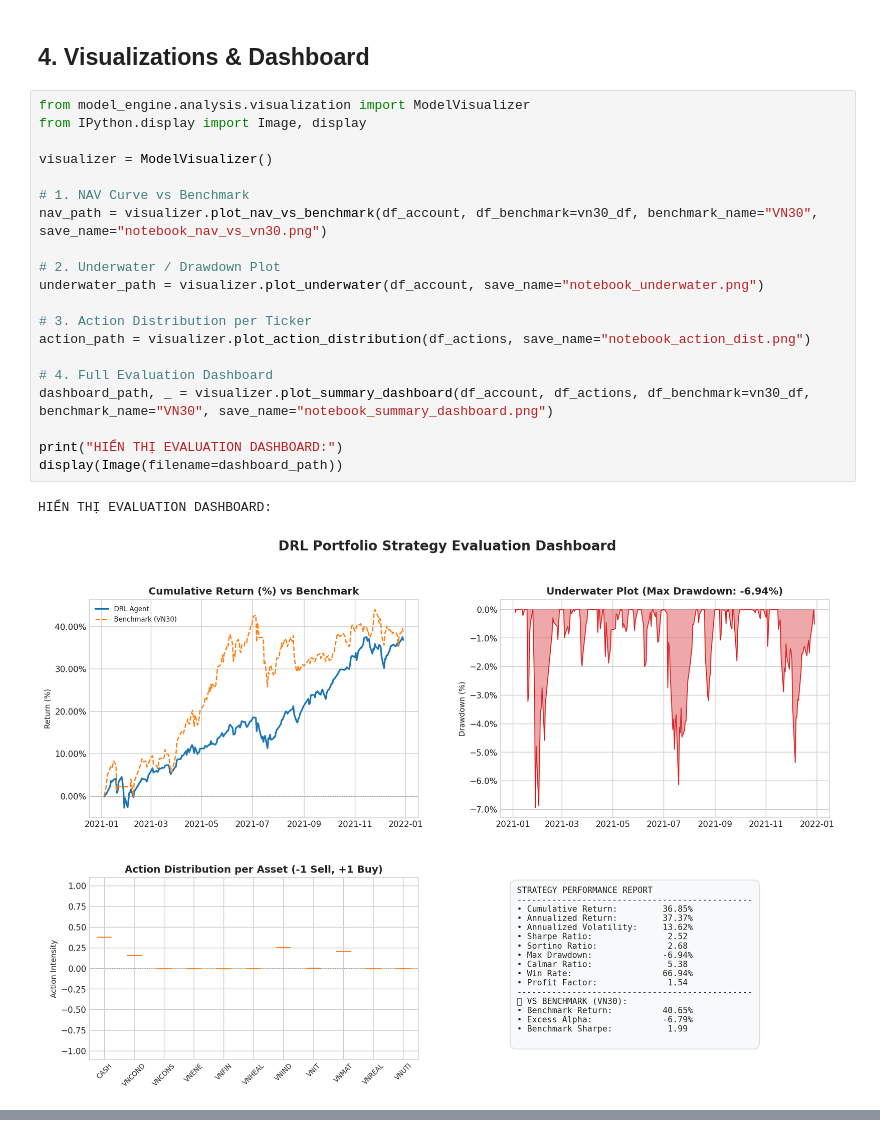
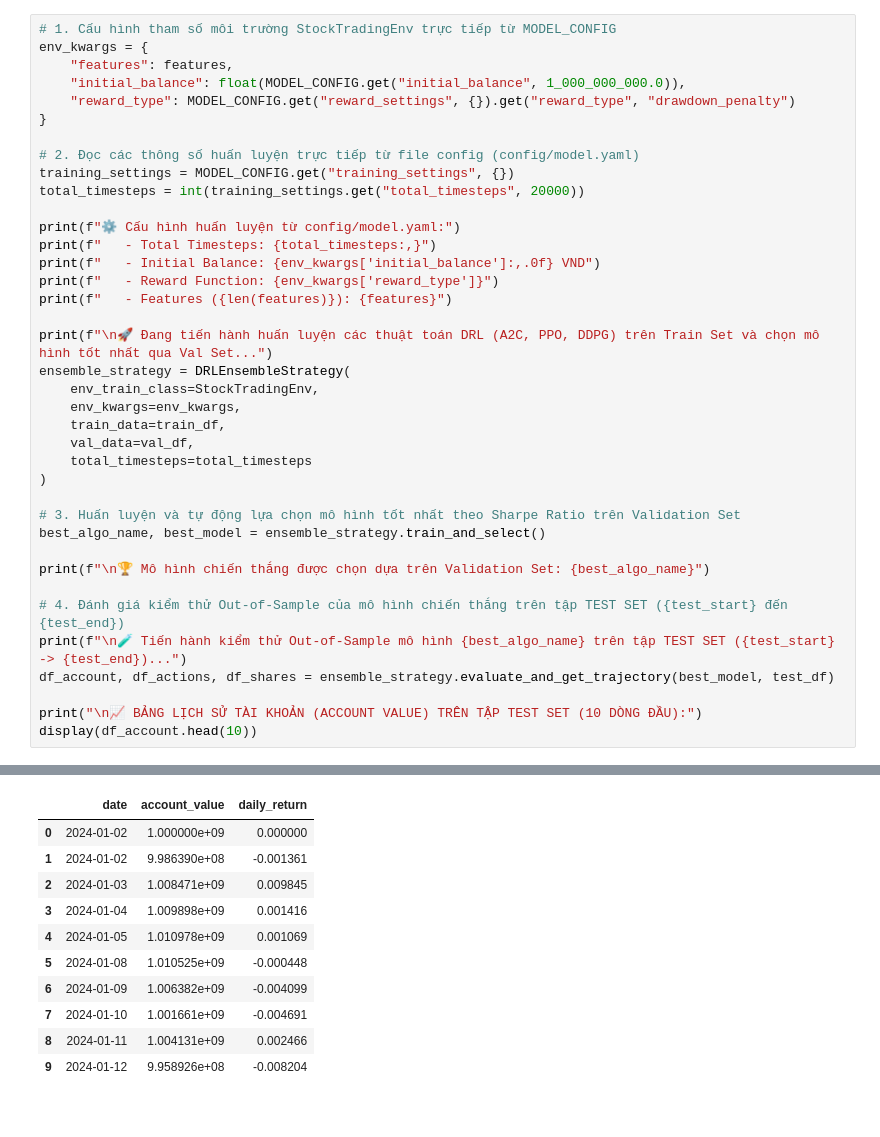
Before and after one commit to baokhanh1410/ai_quantum_2026, a Jupyter notebook: src/pipeline/model_engine/notebook.ipynb, the cells around one changed output, grey strips where cells are left out. Cells and saved outputs as stored; diff of their text form.

```diff
--- a/src/pipeline/model_engine/notebook.ipynb
+++ b/src/pipeline/model_engine/notebook.ipynb
@@ -154,25 +117,39 @@ SO SÁNH VỚI CHỈ SỐ VN30 BENCHMARK:
-# %% [markdown]
-## 4. Visualizations & Dashboard
-# %%
-from model_engine.analysis.visualization import ModelVisualizer
-from IPython.display import Image, display
-
-visualizer = ModelVisualizer()
-
-# 1. NAV Curve vs Benchmark
-nav_path = visualizer.plot_nav_vs_benchmark(df_account, df_benchmark=vn30_df, benchmark_name="VN30", save_name="notebook_nav_vs_vn30.png")
-
-# 2. Underwater / Drawdown Plot
-underwater_path = visualizer.plot_underwater(df_account, save_name="notebook_underwater.png")
-
-# 3. Action Distribution per Ticker
-action_path = visualizer.plot_action_distribution(df_actions, save_name="notebook_action_dist.png")
-
-# 4. Full Evaluation Dashboard
-dashboard_path, _ = visualizer.plot_summary_dashboard(df_account, df_actions, df_benchmark=vn30_df, benchmark_name="VN30", save_name="notebook_summary_dashboard.png")
-
-print("HIỂN THỊ EVALUATION DASHBOARD:")
-display(Image(filename=dashboard_path))
-# %% [output]
-HIỂN THỊ EVALUATION DASHBOARD:
-[figure, removed]
+# %%
+# 1. Cấu hình tham số môi trường StockTradingEnv trực tiếp từ MODEL_CONFIG
+env_kwargs = {
+    "features": features,
+    "initial_balance": float(MODEL_CONFIG.get("initial_balance", 1_000_000_000.0)),
+    "reward_type": MODEL_CONFIG.get("reward_settings", {}).get("reward_type", "drawdown_penalty")
+}
+
+# 2. Đọc các thông số huấn luyện trực tiếp từ file config (config/model.yaml)
+training_settings = MODEL_CONFIG.get("training_settings", {})
+total_timesteps = int(training_settings.get("total_timesteps", 20000))
+
+print(f"⚙️ Cấu hình huấn luyện từ config/model.yaml:")
+print(f"   - Total Timesteps: {total_timesteps:,}")
+print(f"   - Initial Balance: {env_kwargs['initial_balance']:,.0f} VND")
+print(f"   - Reward Function: {env_kwargs['reward_type']}")
+print(f"   - Features ({len(features)}): {features}")
+
+print(f"\n🚀 Đang tiến hành huấn luyện các thuật toán DRL (A2C, PPO, DDPG) trên Train Set và chọn mô hình tốt nhất qua Val Set...")
+ensemble_strategy = DRLEnsembleStrategy(
+    env_train_class=StockTradingEnv,
+    env_kwargs=env_kwargs,
+    train_data=train_df,
+    val_data=val_df,
+    total_timesteps=total_timesteps
+)
+
+# 3. Huấn luyện và tự động lựa chọn mô hình tốt nhất theo Sharpe Ratio trên Validation Set
+best_algo_name, best_model = ensemble_strategy.train_and_select()
+
+print(f"\n🏆 Mô hình chiến thắng được chọn dựa trên Validation Set: {best_algo_name}")
+
+# 4. Đánh giá kiểm thử Out-of-Sample của mô hình chiến thắng trên tập TEST SET ({test_start} đến {test_end})
+print(f"\n🧪 Tiến hành kiểm thử Out-of-Sample mô hình {best_algo_name} trên tập TEST SET ({test_start} -> {test_end})...")
+df_account, df_actions, df_shares = ensemble_strategy.evaluate_and_get_trajectory(best_model, test_df)
+
+print("\n📈 BẢNG LỊCH SỬ TÀI KHOẢN (ACCOUNT VALUE) TRÊN TẬP TEST SET (10 DÒNG ĐẦU):")
+display(df_account.head(10))
+# %% [output]
@@ -178,0 +169,11 @@ HIỂN THỊ EVALUATION DASHBOARD:
+|  | date | account_value | daily_return |
+| 0 | 2024-01-02 | 1.000000e+09 | 0.000000 |
+| 1 | 2024-01-02 | 9.986390e+08 | -0.001361 |
+| 2 | 2024-01-03 | 1.008471e+09 | 0.009845 |
+| 3 | 2024-01-04 | 1.009898e+09 | 0.001416 |
+| 4 | 2024-01-05 | 1.010978e+09 | 0.001069 |
+| 5 | 2024-01-08 | 1.010525e+09 | -0.000448 |
+| 6 | 2024-01-09 | 1.006382e+09 | -0.004099 |
+| 7 | 2024-01-10 | 1.001661e+09 | -0.004691 |
+| 8 | 2024-01-11 | 1.004131e+09 | 0.002466 |
+| 9 | 2024-01-12 | 9.958926e+08 | -0.008204 |
```
Also changed, not shown: parts of 15 cells of this notebook, 26 other files.
